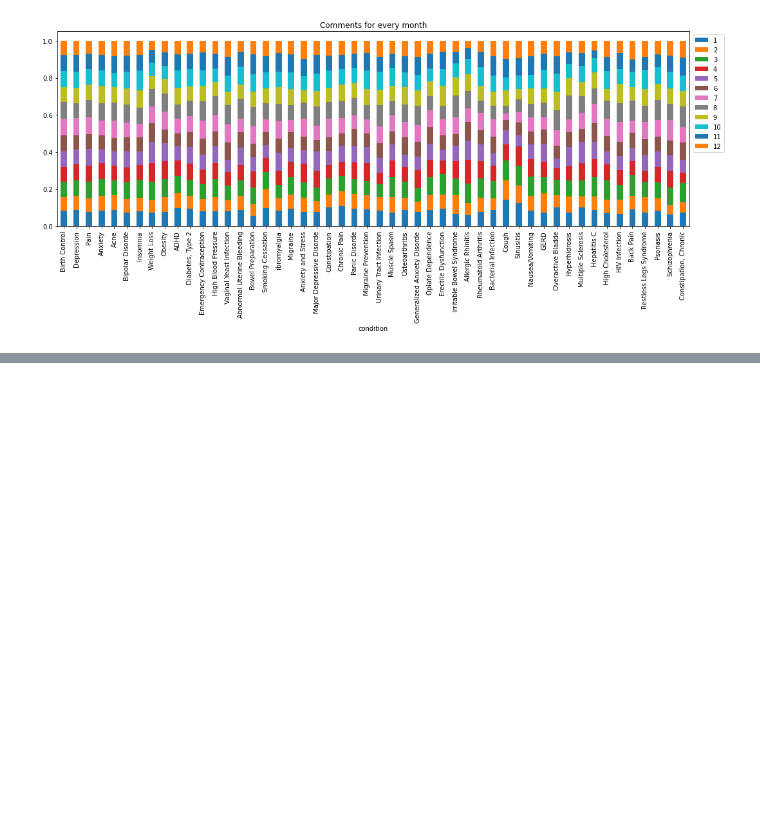
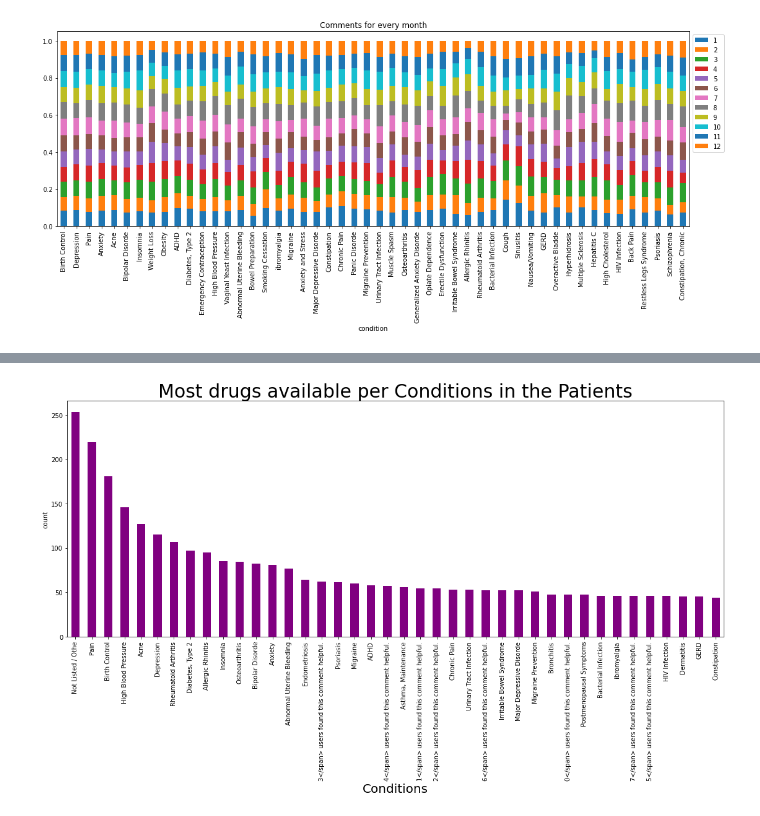
Before and after one commit to khushbooekhande/DrugRecommendationSystem, a Jupyter notebook: DrugReview_DataAnalysis.ipynb, the cells around one changed output, grey strips where cells are left out. Cells and saved outputs as stored; diff of their text form; code cells hidden in the pictures; blank space fills up the shorter version.

```diff
--- a/DrugReview_DataAnalysis.ipynb
+++ b/DrugReview_DataAnalysis.ipynb
@@ -219,0 +260,10 @@ plt.savefig("CommentsMonth.png")
+# %%
+# most popular drugs per conditions
+
+data.groupby(['condition'])['drugName'].nunique().sort_values(ascending = False).head(40).plot.bar(figsize = (19, 7), color = 'purple')
+plt.title('Most drugs available per Conditions in the Patients', fontsize = 30)
+plt.xlabel('Conditions', fontsize = 20)
+plt.ylabel('count')
+plt.show()
+# %% [output]
+[figure, added]
```
Also changed, not shown: parts of 10 cells of this notebook.
